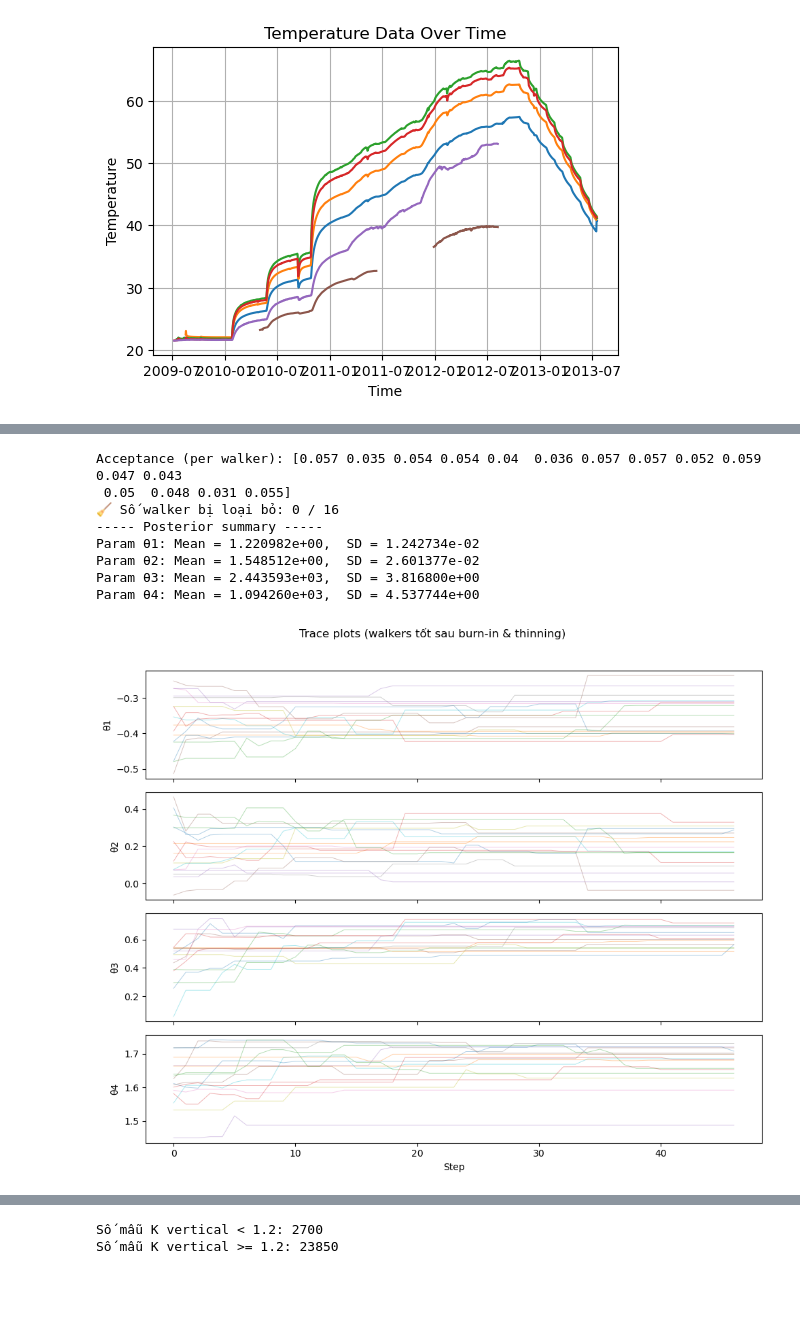
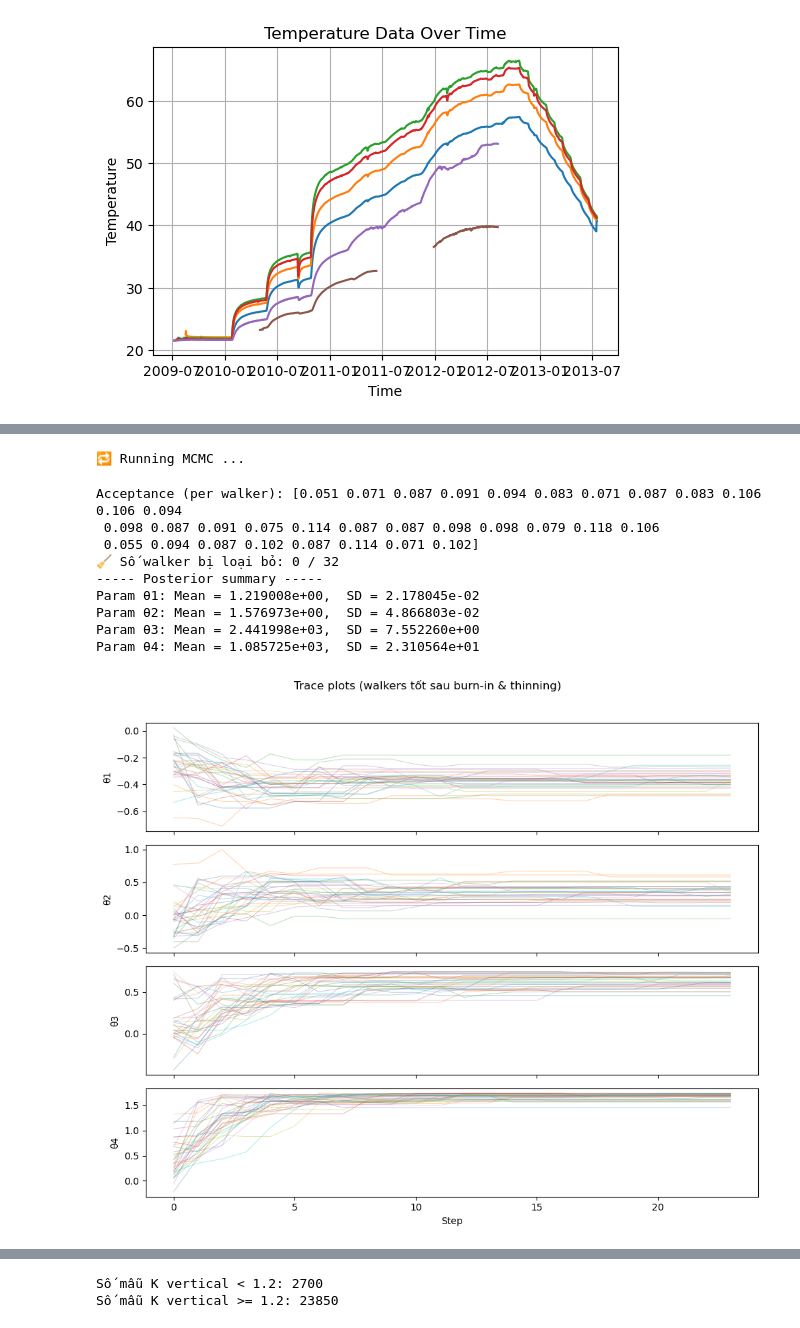
Before and after one commit to Kuang-Hiu/thermal-FNOBNN, a Jupyter notebook: TED_MCMC_Thermal_BNN_E_Lik_total.ipynb, the cells around one changed output, grey strips where cells are left out. Saved outputs shown, nothing was run; the diff lists cells and outputs as text; code cells hidden in the pictures; blank space fills up the shorter version.

```diff
--- a/TED_MCMC_Thermal_BNN_E_Lik_total.ipynb
+++ b/TED_MCMC_Thermal_BNN_E_Lik_total.ipynb
@@ -392,32 +389,13 @@ CP_std  = 70.0
 prior_mean   = np.array([1.31, 1.5, PS_mean, CP_mean], dtype=float)
 prior_std    = np.array([2.5e-1, 2.5e-1, PS_std,  CP_std ], dtype=float)
 lower_bounds = np.array([0.8,  1.1,  PS_MIN,  CP_MIN], dtype=float)
-upper_bounds = np.array([2.0,  2.5,  PS_MAX,  CP_MAX], dtype=float)
+upper_bounds = np.array([2.0,  2.5,  2500,  CP_MAX], dtype=float)
 
 # ---------- Dữ liệu quan sát ----------
 u_obs = temperature_data.flatten()[temperature_data_mask]
 # ---------- Thiết lập MCMC ----------
 n_params      = 4
-n_walkers     = 4 * n_params       # quy tắc emcee: >= 2*ndim; dùng nhiều hơn để ổn định
+n_walkers     = 8 * n_params       # quy tắc emcee: >= 2*ndim; dùng nhiều hơn để ổn định
 n_steps       = 1_000
 burn_in       = 1_00
 thin_step     = 10
-
-# Khởi tạo z ~ N(0, I) (tất cả walker ở vùng có prior khối lượng lớn)
-rng = np.random.default_rng(2025)
-initial_z = 0.2*rng.normal(0.0, 1.0, size=(n_walkers, n_params))
-
-# Tổ hợp move giúp trộn tốt hơn nếu có tương quan mạnh
-moves = [
-    (emcee.moves.StretchMove(a=2.0),         0.6),
-    (emcee.moves.DEMove(),                   0.3),
-    (emcee.moves.DESnookerMove(),   0.1), # Removed gamma=1.0
-]
-
-sampler = emcee.EnsembleSampler(n_walkers, n_params, log_posterior, moves=moves)
-
-print("🔁 Running MCMC ...")
-t_start = time.time()
-sampler.run_mcmc(initial_z, n_steps, progress=True)
-t_end = time.time()
-print(f"✅ Done in {t_end - t_start:.2f}s")
@@ -449,10 +402,32 @@ KeyboardInterrupt:
+# %%
+
+# Khởi tạo z ~ N(0, I) (tất cả walker ở vùng có prior khối lượng lớn)
+rng = np.random.default_rng(42)
+initial_z = 0.2*rng.normal(0.0, 1.0, size=(n_walkers, n_params))
+
+# Tổ hợp move giúp trộn tốt hơn nếu có tương quan mạnh
+moves = [
+    (emcee.moves.StretchMove(a=2.0),         0.6),
+    (emcee.moves.DEMove(),                   0.3),
+    (emcee.moves.DESnookerMove(),   0.1), # Removed gamma=1.0
+]
+
+sampler = emcee.EnsembleSampler(n_walkers, n_params, log_posterior, moves=moves)
+
+print("🔁 Running MCMC ...")
+t_start = time.time()
+sampler.run_mcmc(initial_z, n_steps, progress=True)
+t_end = time.time()
+print(f"✅ Done in {t_end - t_start:.2f}s")
+# %% [output]
+🔁 Running MCMC ...
 # %%
 # ---------- Chẩn đoán nhanh ----------
 acceptance_fraction = sampler.acceptance_fraction
 print("Acceptance (per walker):", np.round(acceptance_fraction, 3))
 
 threshold = 1e-3                       # loại walker gần như không chấp nhận
-burn_in = 100
+burn_in = 10
 good_walkers = np.where(acceptance_fraction >= threshold)[0]
 bad_walkers  = np.where(acceptance_fraction <  threshold)[0]
 print(f"🧹 Số walker bị loại bỏ: {len(bad_walkers)} / {n_walkers}")
@@ -463,41 +438,42 @@ chain_good = chain_all[:, good_walkers, :]                                   # (
 
 # ---------- Đưa về không gian tham số gốc để báo cáo ----------
 samples_z = chain_good.reshape(-1, n_params)
 
 # 4 tham số vật lý
 samples_params = samples_z * prior_std + prior_mean
 
 
 # ---------- Thống kê hậu nghiệm ----------
 mean_params = np.mean(samples_params, axis=0)
 std_params  = np.std(samples_params, axis=0, ddof=1)
 
 print("----- Posterior summary -----")
 for i in range(samples_params.shape[1]):
     print(f"Param θ{i+1}: Mean = {mean_params[i]:.6e},  SD = {std_params[i]:.6e}")
 
 
 # ---------- Trace plots ----------
 param_names = [f"θ{i+1}" for i in range(samples_params.shape[1])]
 fig, axes = plt.subplots(n_params, figsize=(10, 2.0 * n_params), sharex=True)
 for j in range(n_params):
     for w in range(chain_good.shape[1]):
         axes[j].plot(chain_good[:, w, j], alpha=0.35, lw=0.7)
     axes[j].set_ylabel(param_names[j])
 axes[-1].set_xlabel("Step")
 plt.suptitle("Trace plots (walkers tốt sau burn-in & thinning)", y=1.02)
 plt.tight_layout()
 plt.show()
 # %% [output]
-Acceptance (per walker): [0.057 0.035 0.054 0.054 0.04  0.036 0.057 0.057 0.052 0.059 0.047 0.043
- 0.05  0.048 0.031 0.055]
-🧹 Số walker bị loại bỏ: 0 / 16
+Acceptance (per walker): [0.051 0.071 0.087 0.091 0.094 0.083 0.071 0.087 0.083 0.106 0.106 0.094
+ 0.098 0.087 0.091 0.075 0.114 0.087 0.087 0.098 0.098 0.079 0.118 0.106
+ 0.055 0.094 0.087 0.102 0.087 0.114 0.071 0.102]
+🧹 Số walker bị loại bỏ: 0 / 32
 ----- Posterior summary -----
-Param θ1: Mean = 1.220982e+00,  SD = 1.242734e-02
-Param θ2: Mean = 1.548512e+00,  SD = 2.601377e-02
-Param θ3: Mean = 2.443593e+03,  SD = 3.816800e+00
-Param θ4: Mean = 1.094260e+03,  SD = 4.537744e+00
+Param θ1: Mean = 1.219008e+00,  SD = 2.178045e-02
+Param θ2: Mean = 1.576973e+00,  SD = 4.866803e-02
+Param θ3: Mean = 2.441998e+03,  SD = 7.552260e+00
+Param θ4: Mean = 1.085725e+03,  SD = 2.310564e+01
-[figure, old version]
+[figure, new version]
 # %%
 # Plot marginal posterior distributions for good walkers
 
```
Also changed, not shown: parts of 7 cells of this notebook, 2 other files.
